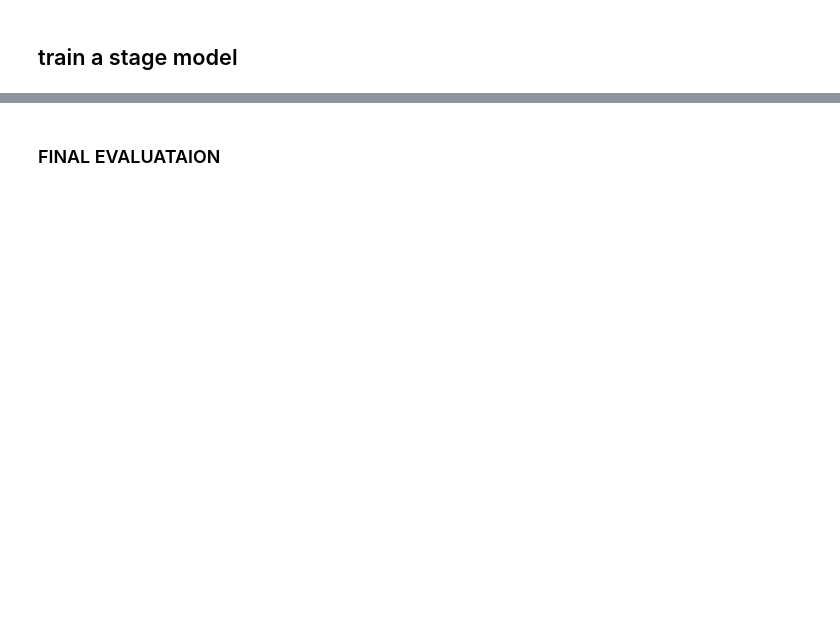
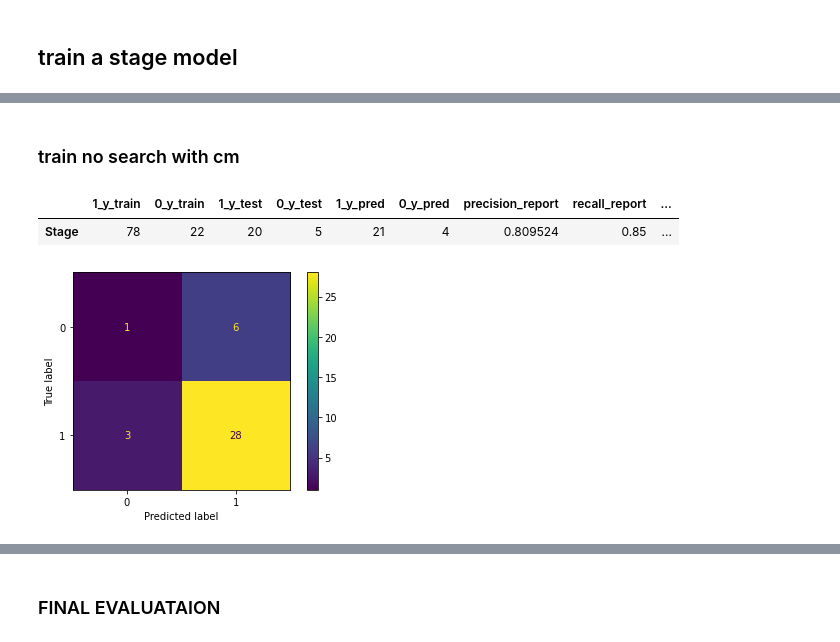
Before and after one commit to sywang/MM_2023, a Jupyter notebook: notebooks/clinical_outcome_prediction.ipynb, the cells around one changed output, grey strips where cells are left out. Saved outputs shown, nothing was run; the diff lists cells and outputs as text; code cells hidden in the pictures; blank space fills up the shorter version.

```diff
--- a/notebooks/clinical_outcome_prediction.ipynb
+++ b/notebooks/clinical_outcome_prediction.ipynb
@@ -241,7 +310,24 @@ monitor_stage["Stage"].model
+# %% [markdown]
+### train no search with cm
+# %%
+monitor_stage_fixed = {}
+
+model = XGBClassifier(n_estimators=5, max_depth=3, learning_rate=1)
+
+X_train, X_test, y_train, y_test = train_test_split(X_stage, y_is_stage_3, test_size=0.3, random_state=42)
+
+monitor_stage_fixed["Stage"] = train_and_eval_model(X_train, X_test, y_train, y_test, model)
+
+generate_datasets_summerization(monitor_stage)
+# %% [output]
+|  | 1_y_train | 0_y_train | 1_y_test | 0_y_test | 1_y_pred | 0_y_pred | precision_report | recall_report | ... |
+| Stage | 78 | 22 | 20 | 5 | 21 | 4 | 0.809524 | 0.85 | ... |
 # %%
-y_pred = monitor_stage["Stage"].y_pred
-y_test = monitor_stage["Stage"].y_test
+y_pred = monitor_stage_fixed["Stage"].y_pred
+y_test = monitor_stage_fixed["Stage"].y_test
 cm = confusion_matrix(y_test, y_pred, labels=model.classes_)
 disp = ConfusionMatrixDisplay(confusion_matrix=cm, display_labels=model.classes_)
 disp.plot()
 plt.show()
+# %% [output]
+[figure, added]
```
Also changed, not shown: parts of 34 cells of this notebook, 1 other file.
